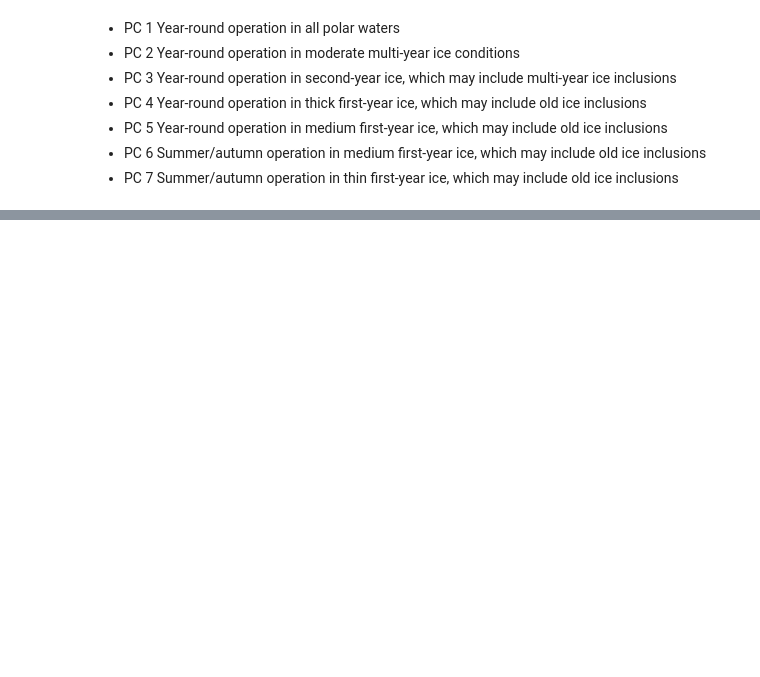
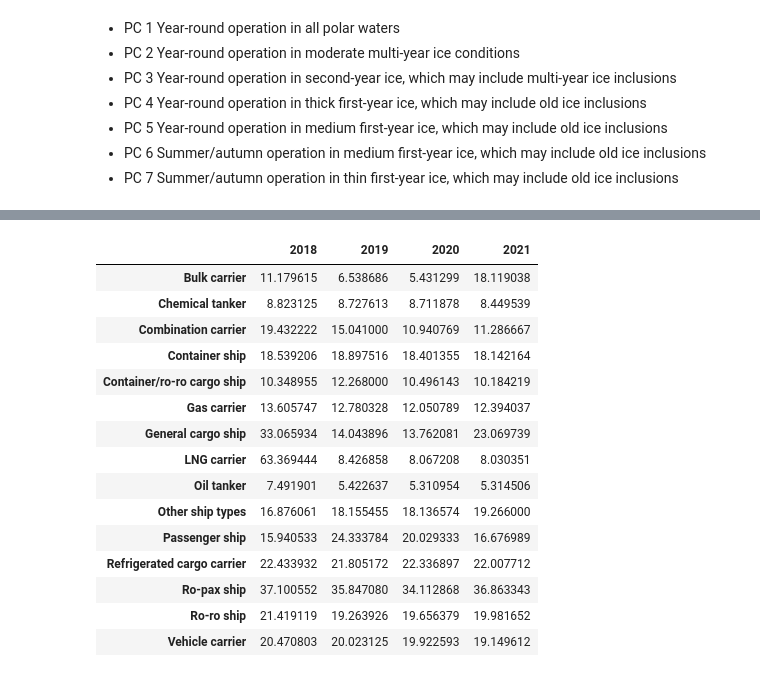
Before and after one commit to Anuj-1996/Maritime_Ship_CO2_Emission_Analysis, a Jupyter notebook: EDA_of_EU_CO2_emissions_from_maritime_transport.ipynb, the cells around one changed output, grey strips where cells are left out. Drawn from its saved outputs; the diff is of its cells as text; code cells hidden in the pictures; blank space fills up the shorter version.

```diff
--- a/EDA_of_EU_CO2_emissions_from_maritime_transport.ipynb
+++ b/EDA_of_EU_CO2_emissions_from_maritime_transport.ipynb
@@ -433,0 +461,32 @@ figure.show()
+# %%
+#@title Reporting Period and Ship_type w.r.t. Technical Efficiency(gCO₂/t·nm)
+# DISCLAIMER: 'df' refers to the data you passed in when calling 'dtale.show'
+df2 = pd.pivot_table(df, index=['Reporting_Period'], columns=['Ship_type'], values=['[gCO₂/t·nm]'], aggfunc='mean')
+df2.columns = df2.columns.droplevel(0)
+df2 = df2.rename_axis(None, axis=1)
+if isinstance(df2, (pd.DatetimeIndex, pd.MultiIndex)):
+	df2 = df2.to_frame(index=False)
+
+# remove any pre-existing indices for ease of use in the D-Tale code, but this is not required
+df2 = df2.reset_index().drop('index', axis=1, errors='ignore')
+df2.columns = [str(c) for c in df2.columns]  # update columns to strings in case they are numbers
+df2= df2.rename(index={0: '2018',1: '2019', 2: '2020', 3: '2021' })
+df2 = df2.drop('Reporting_Period', axis=1)
+df2.T
+# %% [output]
+|  | 2018 | 2019 | 2020 | 2021 |
+| Bulk carrier | 11.179615 | 6.538686 | 5.431299 | 18.119038 |
+| Chemical tanker | 8.823125 | 8.727613 | 8.711878 | 8.449539 |
+| Combination carrier | 19.432222 | 15.041000 | 10.940769 | 11.286667 |
+| Container ship | 18.539206 | 18.897516 | 18.401355 | 18.142164 |
+| Container/ro-ro cargo ship | 10.348955 | 12.268000 | 10.496143 | 10.184219 |
+| Gas carrier | 13.605747 | 12.780328 | 12.050789 | 12.394037 |
+| General cargo ship | 33.065934 | 14.043896 | 13.762081 | 23.069739 |
+| LNG carrier | 63.369444 | 8.426858 | 8.067208 | 8.030351 |
+| Oil tanker | 7.491901 | 5.422637 | 5.310954 | 5.314506 |
+| Other ship types | 16.876061 | 18.155455 | 18.136574 | 19.266000 |
+| Passenger ship | 15.940533 | 24.333784 | 20.029333 | 16.676989 |
+| Refrigerated cargo carrier | 22.433932 | 21.805172 | 22.336897 | 22.007712 |
+| Ro-pax ship | 37.100552 | 35.847080 | 34.112868 | 36.863343 |
+| Ro-ro ship | 21.419119 | 19.263926 | 19.656379 | 19.981652 |
+| Vehicle carrier | 20.470803 | 20.023125 | 19.922593 | 19.149612 |
```
Also changed, not shown: parts of 23 cells of this notebook.
